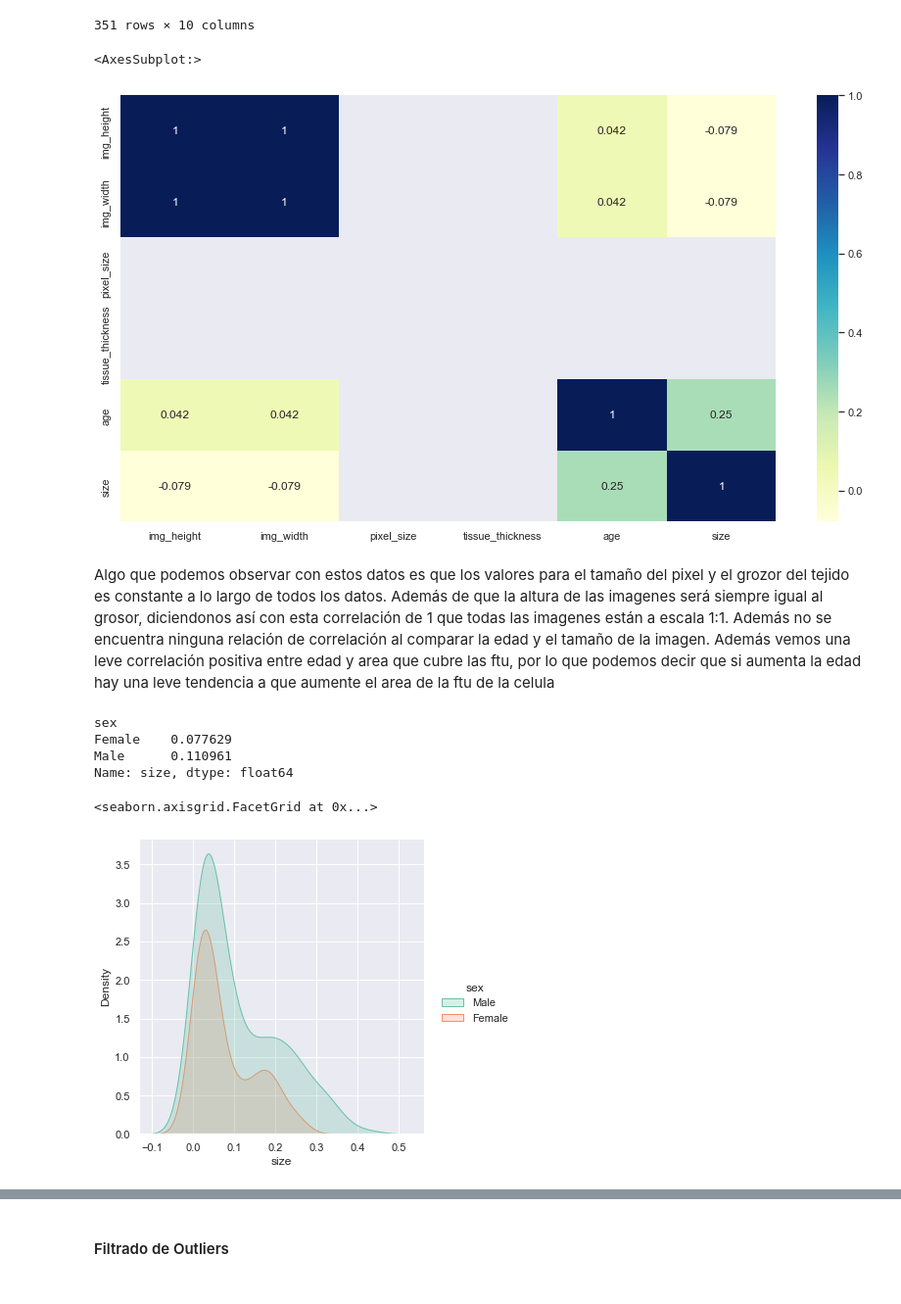
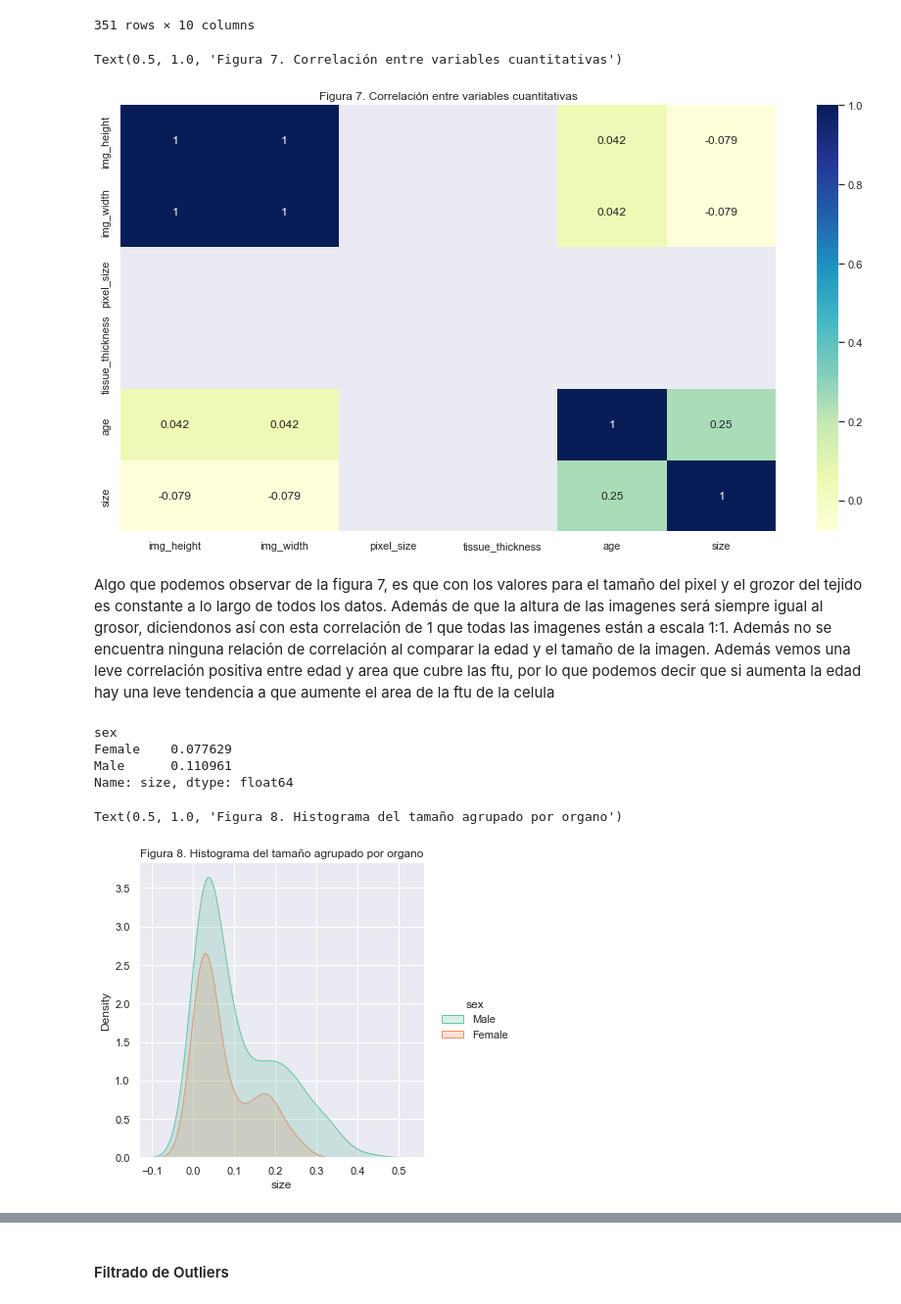
Before and after one commit to DiaZa13/hacking-the-human-body, a Jupyter notebook: project.ipynb, the cells around one changed output, grey strips where cells are left out. Shown at 98% size. Drawn from its saved outputs; the diff is of its cells as text; code cells hidden in the pictures.

```diff
--- a/project.ipynb
+++ b/project.ipynb
@@ -321,11 +319,12 @@ QUANTITATIVES = ["img_height", "img_width", "pixel_size", "tissue_thickness", "a
 corr = data[QUANTITATIVES].astype(float).corr()
 # %%
 sns.heatmap(corr, xticklabels=corr.columns, yticklabels=corr.columns, annot=True, cmap="YlGnBu")
+plt.title('Figura 7. Correlación entre variables cuantitativas')
 # %% [output]
-<AxesSubplot:>
+Text(0.5, 1.0, 'Figura 7. Correlación entre variables cuantitativas')
-[figure, old version]
+[figure, new version]
 # %% [markdown]
-Algo que podemos observar con estos datos es que los valores para el tamaño del pixel y el grozor del tejido es constante a lo largo de todos los datos. Además de que la altura de las imagenes será siempre igual al grosor, diciendonos así con esta correlación de 1 que todas las imagenes están a escala 1:1. Además no se encuentra ninguna relación de correlación al comparar la edad y el tamaño de la imagen. Además vemos una leve correlación positiva entre edad y area que cubre las ftu, por lo que podemos decir que si aumenta la edad hay una leve tendencia a que aumente el area de la ftu de la celula
+Algo que podemos observar de la figura 7, es que con los valores para el tamaño del pixel y el grozor del tejido es constante a lo largo de todos los datos. Además de que la altura de las imagenes será siempre igual al grosor, diciendonos así con esta correlación de 1 que todas las imagenes están a escala 1:1. Además no se encuentra ninguna relación de correlación al comparar la edad y el tamaño de la imagen. Además vemos una leve correlación positiva entre edad y area que cubre las ftu, por lo que podemos decir que si aumenta la edad hay una leve tendencia a que aumente el area de la ftu de la celula
 # %%
 data.groupby('sex')['size'].mean()
 # %% [output]
@@ -334,9 +333,9 @@ Female    0.077629
 Male      0.110961
 Name: size, dtype: float64
 # %%
-#histogram of size grouped by organ
 sns.displot(data=data, x='size', hue='sex', kind='kde', fill=True)
+plt.title('Figura 8. Histograma del tamaño agrupado por organo')
 # %% [output]
-<seaborn.axisgrid.FacetGrid at 0x...>
+Text(0.5, 1.0, 'Figura 8. Histograma del tamaño agrupado por organo')
-[figure, old version]
+[figure, new version]
 # %% [markdown]
```
Also changed, not shown: parts of 13 cells of this notebook.
